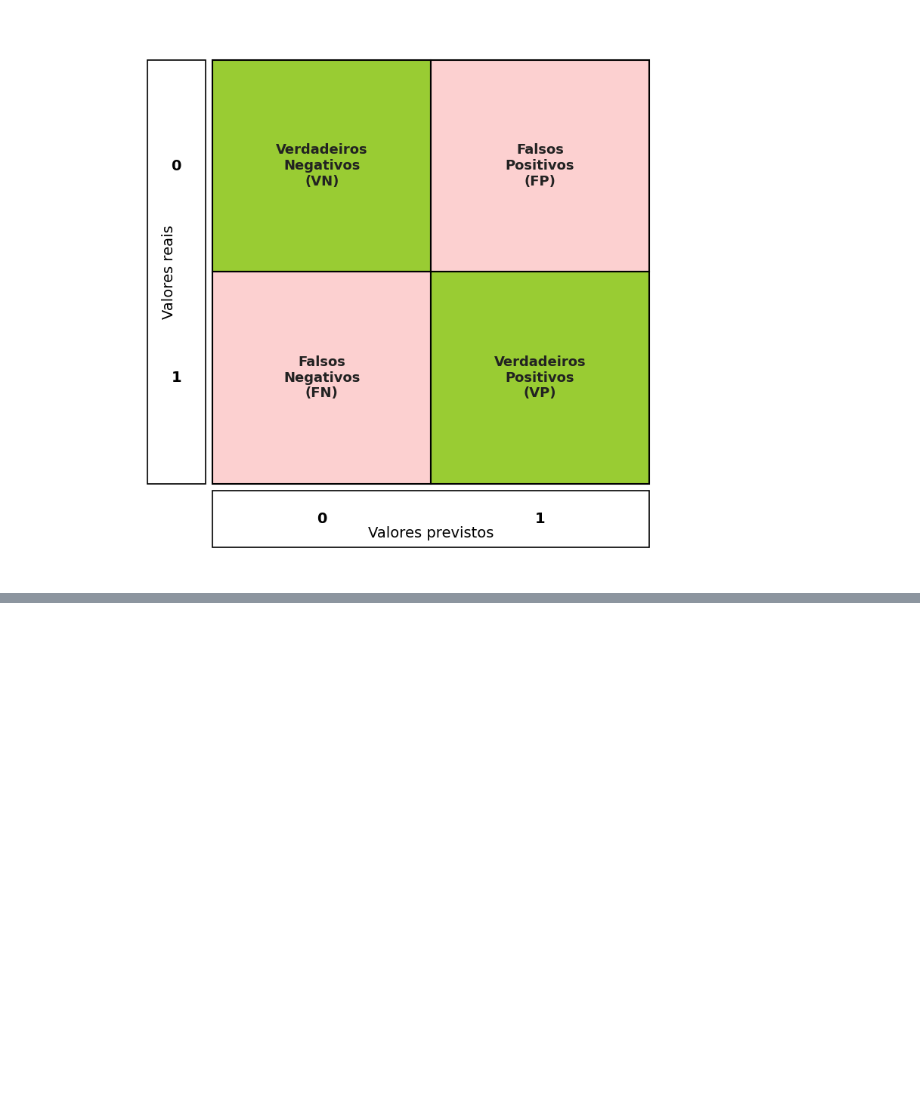
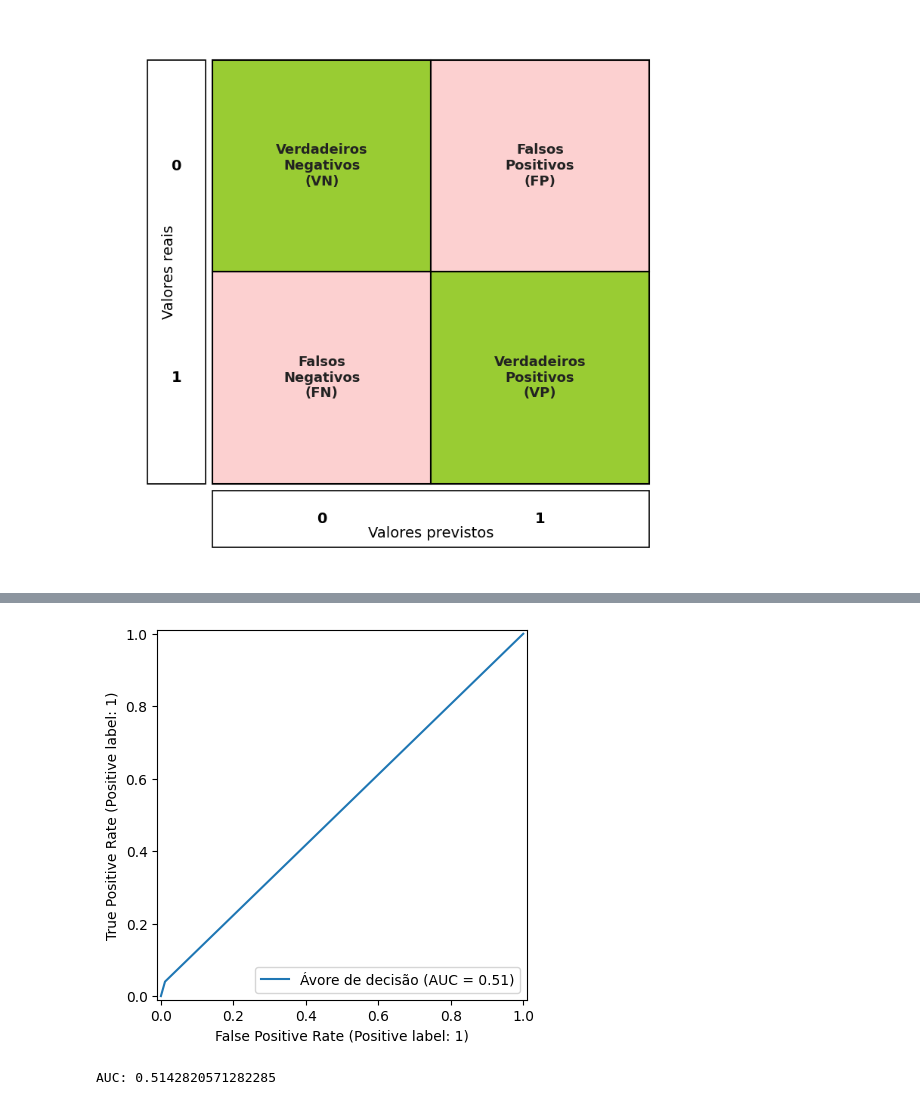
Before and after one commit to Vagnerkrg/class-dados-com-ml, a Jupyter notebook: validacao.ipynb, the cells around one changed output, grey strips where cells are left out. Drawn from its saved outputs; the diff is of its cells as text; code cells hidden in the pictures; blank space fills up the shorter version.

```diff
--- a/validacao.ipynb
+++ b/validacao.ipynb
@@ -171,0 +270,4 @@ plt.show()
+# %%
+RocCurveDisplay.from_predictions(y_val, y_previsto, name='Ávore de decisão');
+# %% [output]
+[figure, added]
@@ -171,0 +276,4 @@ plt.show()
+# %%
+print(f'AUC: {roc_auc_score(y_val, y_previsto)}')
+# %% [output]
+AUC: 0.5142820571282285
```
Also changed, not shown: parts of 16 cells of this notebook.
